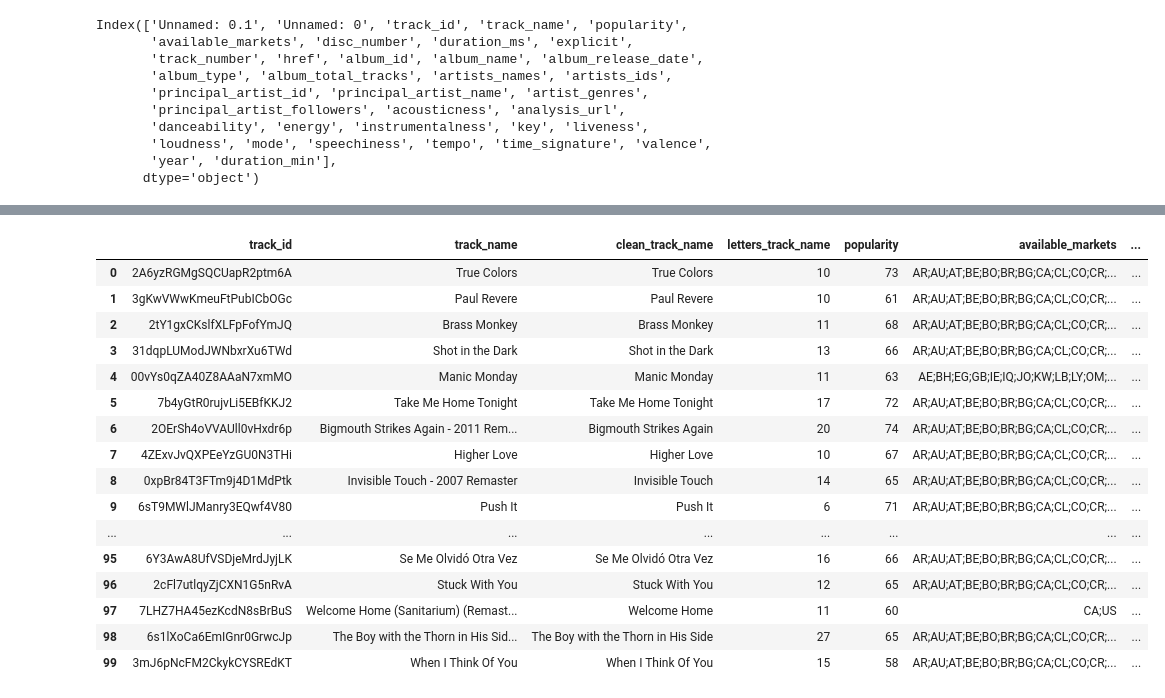
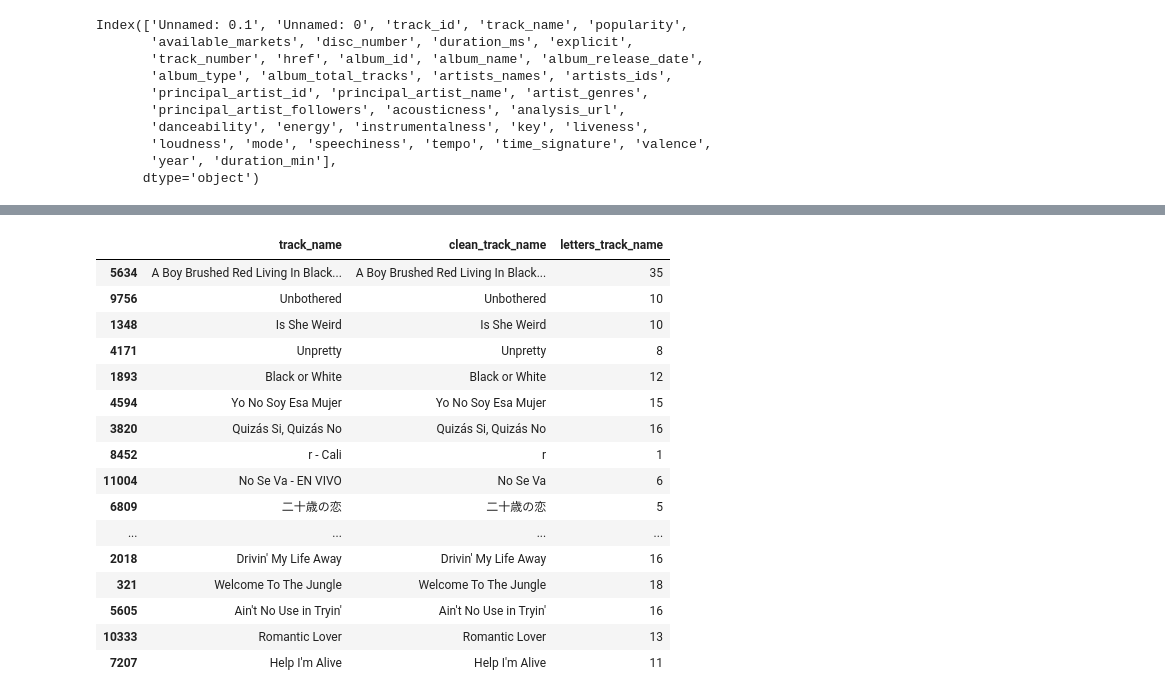
Before and after one commit to kenadipea/Simulations_Project, a Jupyter notebook: Kenadi_Scrap.ipynb, the cells around one changed output, grey strips where cells are left out. Cells and saved outputs as stored; diff of their text form; code cells hidden in the pictures.

Commit message:
Finished cleaning data set and ran regression

```diff
--- a/Kenadi_Scrap.ipynb
+++ b/Kenadi_Scrap.ipynb
@@ -20,5 +24,5 @@ Index(['Unnamed: 0.1', 'Unnamed: 0', 'track_id', 'track_name', 'popularity',
 # %%
-dropping = ['Unnamed: 0.1', 'Unnamed: 0', 'href', 'artists_ids', 'principal_artist_id', 'analysis_url'] #drop irrelevant columns
+dropping = ['Unnamed: 0.1', 'Unnamed: 0', 'href', 'artists_ids', 'principal_artist_id', 'analysis_url', 'album_id'] #drop irrelevant columns
 df = df.drop(dropping, axis = 1)
 df
 # %% [output]
@@ -43,0 +46,3 @@ I have adjusted it so that it only removes stuff at the end of the track name, b
+# %%
+df.drop_duplicates(subset='track_name', inplace=True) #first drop duplicates
+df[df['track_name'] == "Gonna Make You Sweat (Everybody Dance Now) (feat. Freedom Williams)"] #check it worked, yay it did!
@@ -72,37 +84,60 @@ This sounds very difficult, and these special cases are kind of rare, so i will
 # %%
-#makes new column without anything after a -,:, or ().
-#This removes all of the "remaster" and features from counting in my letter and word count
-#only does the for stuff at the end of the string so that it keep words important to the title
-    #Ex:
-df.insert(
-    2, #insert new column next to track name
-    'clean_track_name', #name for new column
-    df['track_name'].str.replace(r'\s*(\([^)]*\)|-.*|:.*)$', '', regex=True)
-)
-#note for str.replace
-    #\s*                 → optional spaces before extra info
-    #(\([^)]*\)|-.*|:.*) → match either: parentheses with anything inside, a dash + anything, or a colon + anything
-    #$                   → only at the end of the string
+# clean track names
+import re
 
-#sum letters in track_name string excluding spaces, special characters, and numbers; then make new column
-df.insert(3, 'letters_track_name', df['clean_track_name'].str.count(r'[A-Za-z]'))
+df['clean_track_name'] = df['track_name'].str.replace(
+    r'\s*(\((?:feat\.?|featuring|with)[^)]*\)|\([^)]*(revisited|remaster(?:ed)?)[^)]*\)|[-–—].*|:.*)$',
+    '',
+    regex=True,
+    flags=re.IGNORECASE, #replaces my key words regardless of if it is capital or lowercase
+).str.strip()
 
-df.head(100) #show me more rows for checking
+# note for str.replace:
+# \s*                         → optional spaces before extra info
+# \( ... \)                   → matches parentheses
+# (?:feat\.?|featuring|with)  → only removes parentheses if they start with "feat", "feat.", or "featuring", or "with"
+# [^)]*                       → match everything inside the parentheses until the closing parenthesis
+# \([^)]*(revisited|remaster(?:ed)?)[^)]*  → removes parentheses containing "revisited", "remaster", or "remastered" anywhere inside
+# [-–—].*                      → match a dash (-), en dash (–), or em dash (—) and everything after it (at the end)
+# :.*                          → match a colon and everything after it (at the end)
+# $                            → only match at the end of the string
+# flags=re.IGNORECASE          → makes regex case-insensitive (so "Remastered" is matched)
+# .str.strip()                 → removes extra spaces left at the beginning or end
+
+#move clean tarck name so it is next to track name
+clean_col = df.pop('clean_track_name')
+df.insert(2, 'clean_track_name', clean_col)
+
+# Count letters can make new column!
+
+# Count letters + numbers (all languages)
+letter_num_count = df['clean_track_name'].apply(lambda x: sum(c.isalnum() for c in str(x)))
+
+# Remove existing column if it already is there - this will let me edit the code above without it giving me an error that teh column already exists
+if 'letters_track_name' in df.columns:
+    df.drop(columns='letters_track_name', inplace=True)
+
+# Insert next to clean track name column so I can see them side by side
+df.insert(3, 'letters_track_name', letter_num_count)
+
+#look at it to check :)
+pd.set_option('display.max_rows', 50)
+df[['track_name', 'clean_track_name', "letters_track_name"]].sample(50, random_state=42) #show me a random 50 so I can check my work
 # %% [output]
-|  | track_id | track_name | clean_track_name | letters_track_name | popularity | available_markets | ... |
-| 0 | 2A6yzRGMgSQCUapR2ptm6A | True Colors | True Colors | 10 | 73 | AR;AU;AT;BE;BO;BR;BG;CA;CL;CO;CR;... | ... |
-| 1 | 3gKwVWwKmeuFtPubICbOGc | Paul Revere | Paul Revere | 10 | 61 | AR;AU;AT;BE;BO;BR;BG;CA;CL;CO;CR;... | ... |
-| 2 | 2tY1gxCKslfXLFpFofYmJQ | Brass Monkey | Brass Monkey | 11 | 68 | AR;AU;AT;BE;BO;BR;BG;CA;CL;CO;CR;... | ... |
-| 3 | 31dqpLUModJWNbxrXu6TWd | Shot in the Dark | Shot in the Dark | 13 | 66 | AR;AU;AT;BE;BO;BR;BG;CA;CL;CO;CR;... | ... |
-| 4 | 00vYs0qZA40Z8AAaN7xmMO | Manic Monday | Manic Monday | 11 | 63 | AE;BH;EG;GB;IE;IQ;JO;KW;LB;LY;OM;... | ... |
-| 5 | 7b4yGtR0rujvLi5EBfKKJ2 | Take Me Home Tonight | Take Me Home Tonight | 17 | 72 | AR;AU;AT;BE;BO;BR;BG;CA;CL;CO;CR;... | ... |
-| 6 | 2OErSh4oVVAUll0vHxdr6p | Bigmouth Strikes Again - 2011 Rem... | Bigmouth Strikes Again | 20 | 74 | AR;AU;AT;BE;BO;BR;BG;CA;CL;CO;CR;... | ... |
-| 7 | 4ZExvJvQXPEeYzGU0N3THi | Higher Love | Higher Love | 10 | 67 | AR;AU;AT;BE;BO;BR;BG;CA;CL;CO;CR;... | ... |
-| 8 | 0xpBr84T3FTm9j4D1MdPtk | Invisible Touch - 2007 Remaster | Invisible Touch | 14 | 65 | AR;AU;AT;BE;BO;BR;BG;CA;CL;CO;CR;... | ... |
-| 9 | 6sT9MWlJManry3EQwf4V80 | Push It | Push It | 6 | 71 | AR;AU;AT;BE;BO;BR;BG;CA;CL;CO;CR;... | ... |
-| ... | ... | ... | ... | ... | ... | ... | ... |
-| 95 | 6Y3AwA8UfVSDjeMrdJyjLK | Se Me Olvidó Otra Vez | Se Me Olvidó Otra Vez | 16 | 66 | AR;AU;AT;BE;BO;BR;BG;CA;CL;CO;CR;... | ... |
-| 96 | 2cFl7utlqyZjCXN1G5nRvA | Stuck With You | Stuck With You | 12 | 65 | AR;AU;AT;BE;BO;BR;BG;CA;CL;CO;CR;... | ... |
-| 97 | 7LHZ7HA45ezKcdN8sBrBuS | Welcome Home (Sanitarium) (Remast... | Welcome Home | 11 | 60 | CA;US | ... |
-| 98 | 6s1lXoCa6EmIGnr0GrwcJp | The Boy with the Thorn in His Sid... | The Boy with the Thorn in His Side | 27 | 65 | AR;AU;AT;BE;BO;BR;BG;CA;CL;CO;CR;... | ... |
-| 99 | 3mJ6pNcFM2CkykCYSREdKT | When I Think Of You | When I Think Of You | 15 | 58 | AR;AU;AT;BE;BO;BR;BG;CA;CL;CO;CR;... | ... |
+|  | track_name | clean_track_name | letters_track_name |
+| 5634 | A Boy Brushed Red Living In Black... | A Boy Brushed Red Living In Black... | 35 |
+| 9756 | Unbothered | Unbothered | 10 |
+| 1348 | Is She Weird | Is She Weird | 10 |
+| 4171 | Unpretty | Unpretty | 8 |
+| 1893 | Black or White | Black or White | 12 |
+| 4594 | Yo No Soy Esa Mujer | Yo No Soy Esa Mujer | 15 |
+| 3820 | Quizás Si, Quizás No | Quizás Si, Quizás No | 16 |
+| 8452 | r - Cali | r | 1 |
+| 11004 | No Se Va - EN VIVO | No Se Va | 6 |
+| 6809 | 二十歳の恋 | 二十歳の恋 | 5 |
+| ... | ... | ... | ... |
+| 2018 | Drivin' My Life Away | Drivin' My Life Away | 16 |
+| 321 | Welcome To The Jungle | Welcome To The Jungle | 18 |
+| 5605 | Ain't No Use in Tryin' | Ain't No Use in Tryin' | 16 |
+| 10333 | Romantic Lover | Romantic Lover | 13 |
+| 7207 | Help I'm Alive | Help I'm Alive | 11 |
```
Also changed, not shown: parts of 62 cells of this notebook, 3 other files.
